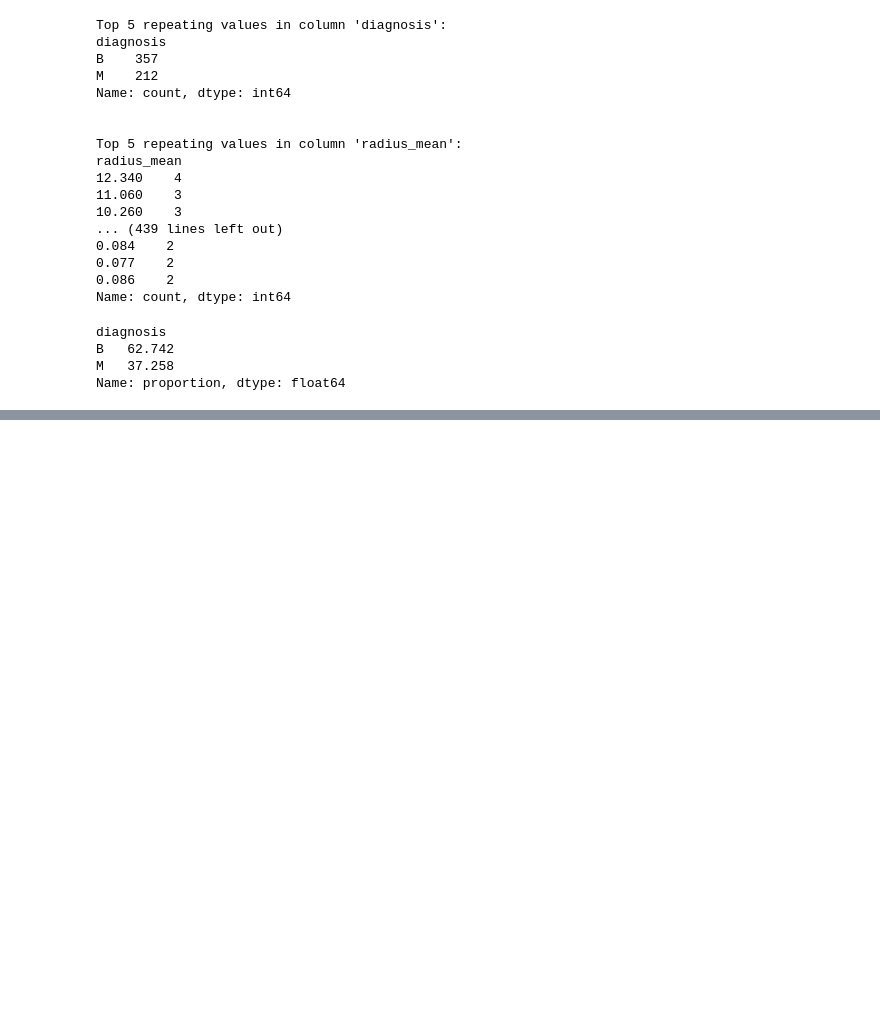
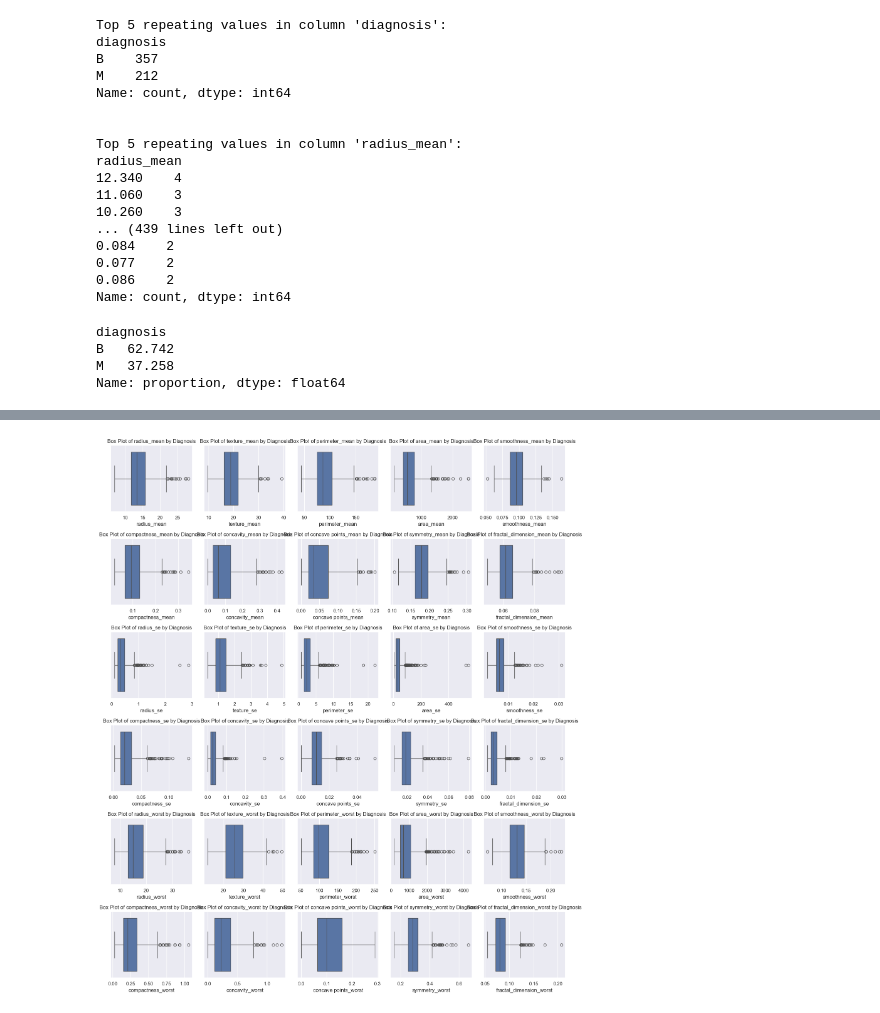
Before and after one commit to Dilshan7704/Breast-Cancer-Diagnosis-Analysis, a Jupyter notebook: Breast_cancer_anlaysis.ipynb, the cells around one changed output, grey strips where cells are left out. Cells and saved outputs as stored; diff of their text form; code cells hidden in the pictures; blank space fills up the shorter version.

```diff
--- a/Breast_cancer_anlaysis.ipynb
+++ b/Breast_cancer_anlaysis.ipynb
@@ -137,0 +168,12 @@ df['diagnosis'] = df['diagnosis'].map({'M': 1, 'B': 0})
+# %%
+#box plots for distribution of features
+fig ,axes = plt.subplots(6, 5, figsize=(15, 18))
+axes = axes.flatten()
+
+for i, col in enumerate(df.columns[1:]):
+    sns.boxplot(x=df[col], ax=axes[i])
+    axes[i].set_title(f'Box Plot of {col} by Diagnosis')
+plt.tight_layout()
+plt.show()
+# %% [output]
+[figure, added]
```
Also changed, not shown: parts of 8 cells of this notebook.
